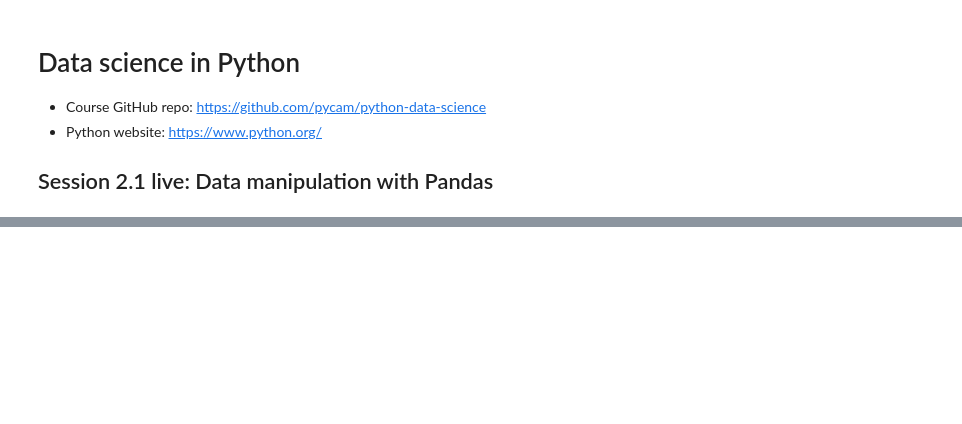
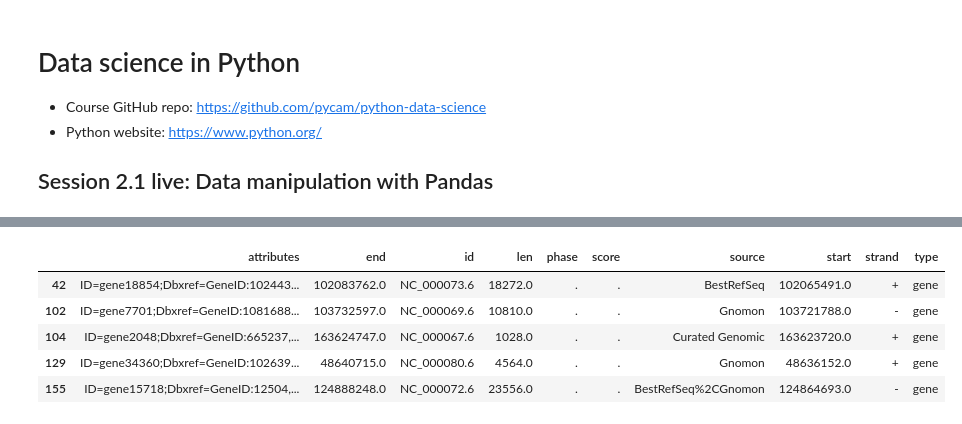
Before and after one commit to pycam/python-data-science, a Jupyter notebook: 21_live_python_data.ipynb, the cells around one changed output, grey strips where cells are left out. Cells and saved outputs as stored; diff of their text form; code cells hidden in the pictures; blank space fills up the shorter version.

```diff
--- a/21_live_python_data.ipynb
+++ b/21_live_python_data.ipynb
@@ -45,0 +195,11 @@ mouse_genes.head()
+# %%
+reindexed_mouse_genes = mouse_genes.reindex(columns=sorted(mouse_genes.columns))
+# %%
+reindexed_mouse_genes.head()
+# %% [output]
+|  | attributes | end | id | len | phase | score | source | start | strand | type |
+| 42 | ID=gene18854;Dbxref=GeneID:102443... | 102083762.0 | NC_000073.6 | 18272.0 | . | . | BestRefSeq | 102065491.0 | + | gene |
+| 102 | ID=gene7701;Dbxref=GeneID:1081688... | 103732597.0 | NC_000069.6 | 10810.0 | . | . | Gnomon | 103721788.0 | - | gene |
+| 104 | ID=gene2048;Dbxref=GeneID:665237,... | 163624747.0 | NC_000067.6 | 1028.0 | . | . | Curated Genomic | 163623720.0 | + | gene |
+| 129 | ID=gene34360;Dbxref=GeneID:102639... | 48640715.0 | NC_000080.6 | 4564.0 | . | . | Gnomon | 48636152.0 | + | gene |
+| 155 | ID=gene15718;Dbxref=GeneID:12504,... | 124888248.0 | NC_000072.6 | 23556.0 | . | . | BestRefSeq%2CGnomon | 124864693.0 | - | gene |
```
Also changed, not shown: parts of 25 cells of this notebook, 4 other files.
